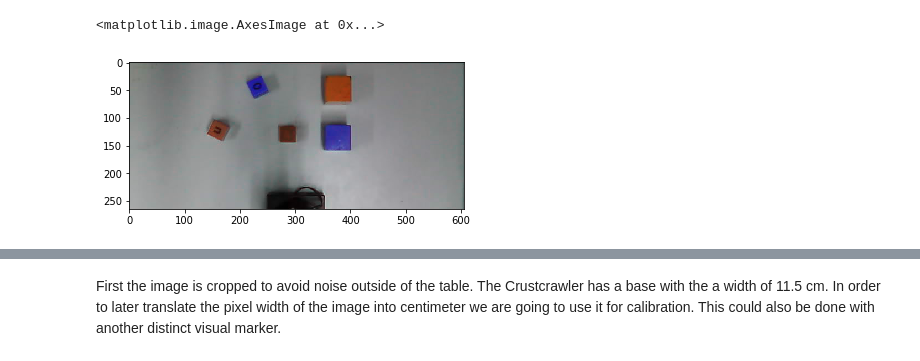
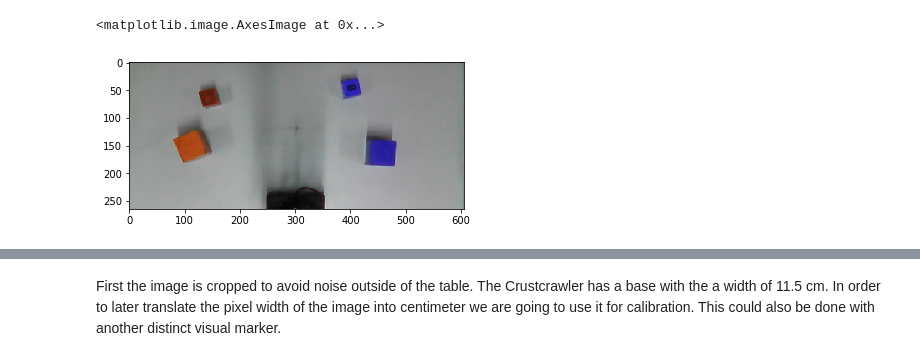
Before and after one commit to grottrup/crustcrawler_vision, a Jupyter notebook: src/vision_documentation.ipynb, the cells around one changed output, grey strips where cells are left out. Saved outputs shown, nothing was run; the diff lists cells and outputs as text; code cells hidden in the pictures.

```diff
--- a/src/vision_documentation.ipynb
+++ b/src/vision_documentation.ipynb
@@ -130,6 +124,8 @@ ret, img5 = get_video_capture_frame('cr1.jpg')
+# %%
+ret, cam = get_video_capture_frame('http://192.168.1.100/image.jpg')
 # %%
-img = img1[75:img1.shape[0]-140, 32:img1.shape[1]-2]
+img = cam[75:cam.shape[0]-140, 32:cam.shape[1]-2]
 plt.imshow(img)
 # %% [output]
 <matplotlib.image.AxesImage at 0x...>
-[figure, old version]
+[figure, new version]
```
Also changed, not shown: parts of 4 cells of this notebook, 10 other files.
